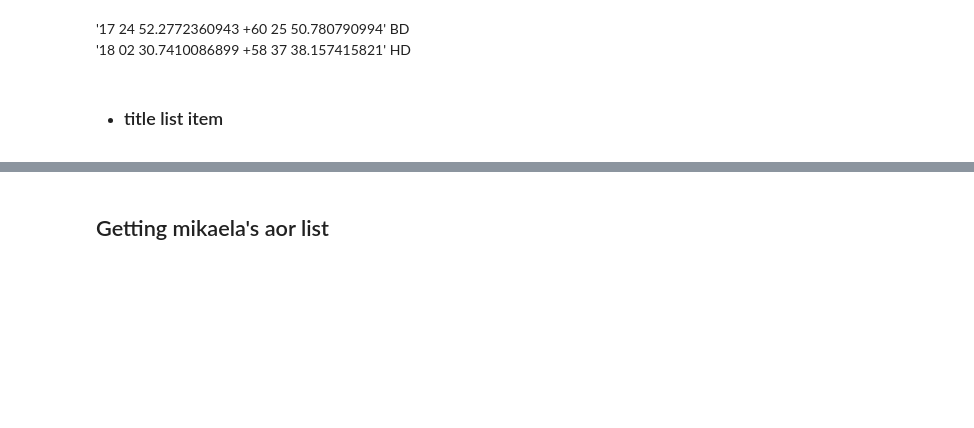
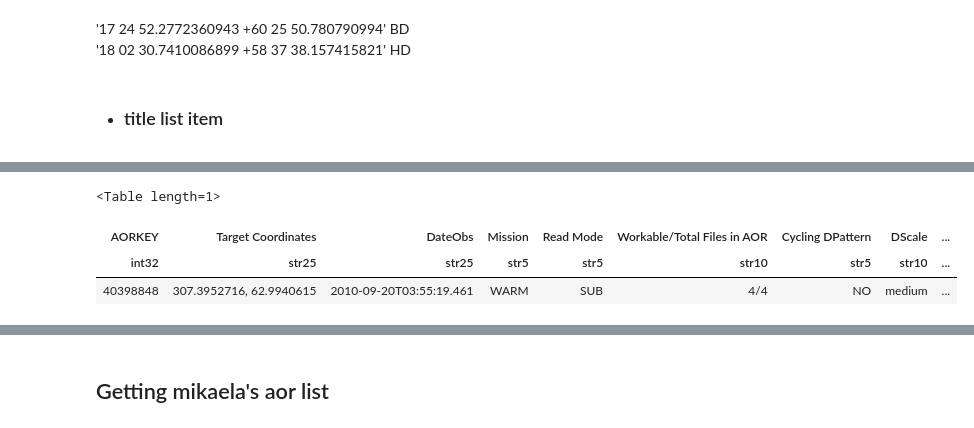
Before and after one commit to eas342/IRAC_photometry, a Jupyter notebook: Experiments/Code Testing.ipynb, the cells around one changed output, grey strips where cells are left out. Drawn from its saved outputs; the diff is of its cells as text; code cells hidden in the pictures; blank space fills up the shorter version.

```diff
--- a/Experiments/Code Testing.ipynb
+++ b/Experiments/Code Testing.ipynb
@@ -29,0 +75,7 @@ plt.rcParams['figure.figsize'] = (10,8)
+# %%
+aor
+# %% [output]
+<Table length=1>
+| AORKEY | Target Coordinates | DateObs | Mission | Read Mode | Workable/Total Files in AOR | Cycling DPattern | DScale | ... |
+| int32 | str25 | str25 | str5 | str5 | str10 | str5 | str10 | ... |
+| 40398848 | 307.3952716, 62.9940615 | 2010-09-20T03:55:19.461 | WARM | SUB | 4/4 | NO | medium | ... |
```
Also changed, not shown: parts of 10 cells of this notebook, 10 other files.
